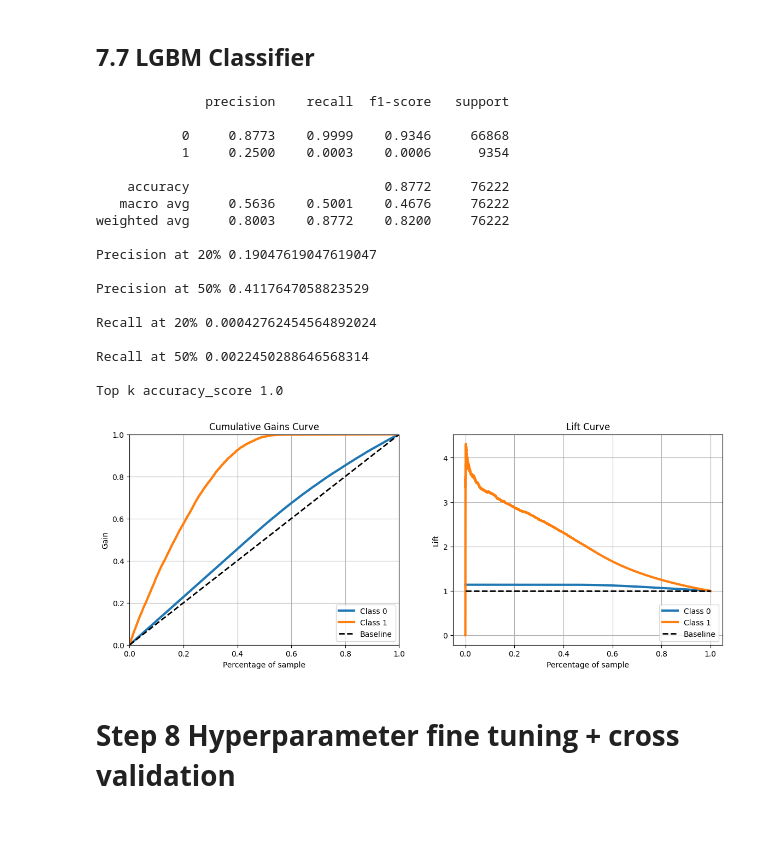
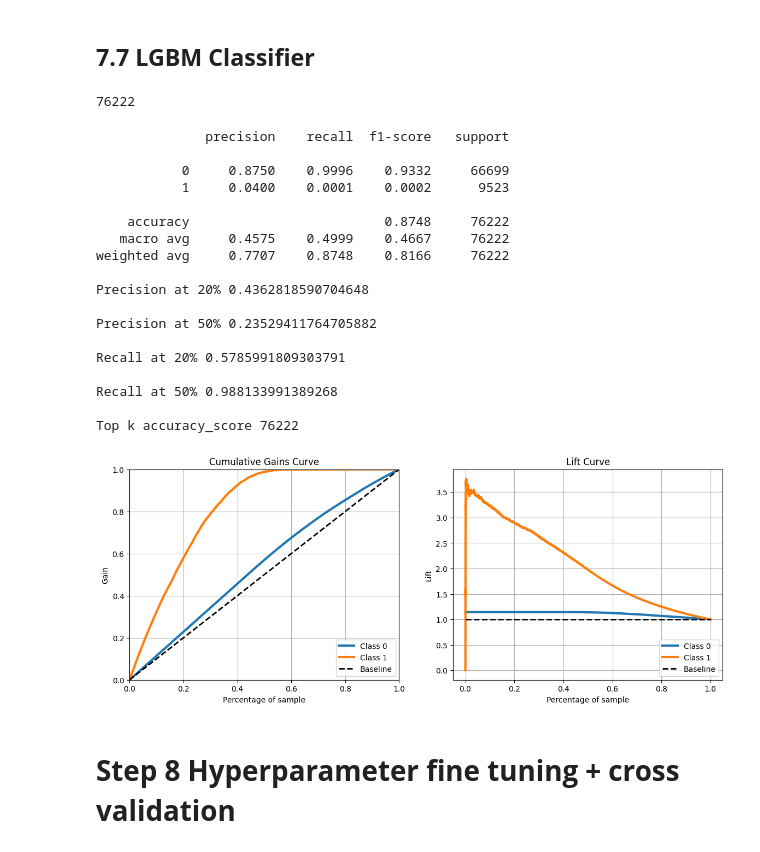
Before and after one commit to Eduardo-95-DS/Car-Insurance-Interest, a Jupyter notebook: notebooks/look_1.0-ear-health-insurance-cross-sell.ipynb, the cells around one changed output. Drawn from its saved outputs; the diff is of its cells as text; code cells hidden in the pictures.

```diff
--- a/notebooks/look_1.0-ear-health-insurance-cross-sell.ipynb
+++ b/notebooks/look_1.0-ear-health-insurance-cross-sell.ipynb
@@ -891,6 +889,8 @@ sns.histplot(df5['vintage']);
 
 ss=pp.StandardScaler()
 df5['annual_premium'] = ss.fit_transform(df5[['annual_premium']].values) # duplo colchetes p/ pegar o array -sempre passar como array nos encoders
+
+x_validation['annual_premium']=ss.transform(x_validation[['annual_premium']].values)
 # %% [markdown]
 ## **5.2 Rescaling**
 # %%
@@ -899,42 +899,38 @@ df5['annual_premium'] = ss.fit_transform(df5[['annual_premium']].values) # duplo
 mms_age=pp.MinMaxScaler()
 
 df5['age']=mms_age.fit_transform(df5[['age']].values)
+x_validation['age']=mms_age.transform(x_validation[['age']].values)
 
 # VINTAGE
 
 mms_vintage=pp.MinMaxScaler()
 df5['vintage']=mms_vintage.fit_transform(df5[['vintage']].values)
+x_validation['vintage']=mms_vintage.transform(x_validation[['vintage']].values)
 # %% [markdown]
 ## **5.3 Encoder**
 # %%
 # GENDER
-
-# one hot encoding/target encoding
-
 # target_encode_gender=df5.groupby('gender')['response'].mean()
 # df5.loc[:,'gender']=df5['gender'].map(target_encode_gender)
 
 df5=pd.get_dummies(df5,prefix='gender',columns=['gender'])
+x_validation=pd.get_dummies(x_validation,prefix='gender',columns=['gender'])
 
 
 # REGION_CODE
-
 #  frequency encoding / target encoding / weighted target encoding
 
-# para variáveis categórias com muitos níveis (acima de 6 ou 7) não usar one hot encoding para não aumentar muito a dimensionalidade
-# dica do meigarom é usar target encoding
-# target encoding = mean encoding
-
 target_encode_region_code=df5.groupby('region_code')['response'].mean()
-df5.loc[:,'region_code']=df5['region_code'].map(target_encode_region_code)  # mapear a representatividade em termos de frequência
+df5['region_code']=df5['region_code'].map(target_encode_region_code)  # mapear a representatividade em termos de frequência
+x_validation['region_code']=x_validation['region_code'].map(target_encode_region_code)
 
 
 # VEHICLE_AGE
-
 # pode usar order encoding/one hot encoding/frequency encoding, correndo o risco de desconsiderar carros com 2 meses ou 15 meses por exemplo
 # get dummies do pandas = one hot encoding, dummies é melhor por já entregar as colunas mapeadas
 
 df5=pd.get_dummies(df5,prefix='vehicle_age',columns=['vehicle_age'])
+x_validation=pd.get_dummies(x_validation,prefix='vehicle_age',columns=['vehicle_age'])
 
 
 # POLICY_SALES_CHANNEL
@@ -943,19 +939,25 @@ df5=pd.get_dummies(df5,prefix='vehicle_age',columns=['vehicle_age'])
 
 fe_policy_sales_channel=df5.groupby('policy_sales_channel').size()/len(df5)  # (quantos exemplos por agrupamento e dividir pelo dataset inteiro p/atribuir o peso dessa variávael
 # em relação à base inteira)
-df5.loc[:,'policy_sales_channel']=df5['policy_sales_channel'].map(fe_policy_sales_channel)
+df5['policy_sales_channel']=df5['policy_sales_channel'].map(fe_policy_sales_channel)
+x_validation['policy_sales_channel']=x_validation['policy_sales_channel'].map(fe_policy_sales_channel)
 
 
 # PREVIOUSLY_INSURED
 
 df5['previously_insured']=df5['previously_insured'].apply(lambda x: 1 if x == 'Yes' else 0)
+x_validation['previously_insured']=x_validation['previously_insured'].apply(lambda x: 1 if x == 'Yes' else 0)
 
 
 # DRIVING_LICENSE
 
 df5['driving_license']=df5['driving_license'].apply(lambda x: 1 if x == 'Yes' else 0)
+x_validation['driving_license']=x_validation['driving_license'].apply(lambda x: 1 if x == 'Yes' else 0)
 
 
 # VEHICLE_DAMAGE
 
 df5['vehicle_damage']=df5['vehicle_damage'].apply(lambda x: 1 if x == 'Yes' else 0)
+x_validation['vehicle_damage']=x_validation['vehicle_damage'].apply(lambda x: 1 if x == 'Yes' else 0)
+
+x_validation=x_validation.fillna(0)
@@ -1126,7 +1019,7 @@ Feature ranking
 # %% [markdown]
 # **Step 7 Machine learning**
 # %%
-df7=df6.copy()
+df7=df5.copy()
 # %%
 cols_selected = ['annual_premium', 'vintage', 'age', 'region_code', 'vehicle_damage', 'previously_insured',
                  'policy_sales_channel']
@@ -1545,5 +1438,9 @@ Top k accuracy_score 1.0
 # %% [markdown]
 ## **7.7 LGBM Classifier**
+# %%
+len(x_val)
+# %% [output]
+76222
 # %%
 # model definition
 lgbm = lightgbm.LGBMClassifier(n_jobs=-1,random_state=42)
@@ -1564,52 +1461,52 @@ df['response'] = y_validation.copy()
 
 # propensity score
 df['score'] = yhat_lgbm[:, 1].tolist()
 
 # sort clients by propensity score
 df = df.sort_values( 'score', ascending=False )
 
 # compute precision at k
-precision_at_20, data = precision_at_k( df, k=20 )
-precision_at_50, data = precision_at_k( df, k=50 )
-print(f'Precision at 20% {precision_at_20}','\n')
+precision_at_15200, data = precision_at_k( df, k=15200 )
+precision_at_38111, data = precision_at_k( df, k=38111 )
+print(f'Precision at 20% {precision_at_20000}','\n')
 print(f'Precision at 50% {precision_at_50}','\n')
 
 # compute recall at k
-recall_at_20, data = recall_at_k( df, k=20 )
-recall_at_50, data = recall_at_k( df, k=50 )
-print(f'Recall at 20% {recall_at_20}','\n')
-print(f'Recall at 50% {recall_at_50}','\n')
-print(f'Top k accuracy_score {top_k_accuracy_score(y_val, yhat_lgbm2, k=2)}')
+recall_at_15200, data = recall_at_k( df, k=15200 )
+recall_at_38111, data = recall_at_k( df, k=38111 )
+print(f'Recall at 20% {recall_at_15200}','\n')
+print(f'Recall at 50% {recall_at_38111}','\n')
+print(f'Top k accuracy_score {top_k_accuracy_score(y_val, yhat_lgbm2, k=10,normalize=False)}')
 
 # accumulative gain
 rcParams['figure.figsize'] = 14,5
 grid=gridspec.GridSpec(1,2)
 
 ax = plt.subplot(grid[0,0])
 skplt.metrics.plot_cumulative_gain(y_val,yhat_lgbm,ax=ax);
 
 ax2 = plt.subplot(grid[0,1])
 skplt.metrics.plot_lift_curve( y_val, yhat_lgbm,ax=ax2 );
 # %% [output]
               precision    recall  f1-score   support
 
-           0     0.8773    0.9999    0.9346     66868
-           1     0.2500    0.0003    0.0006      9354
+           0     0.8750    0.9996    0.9332     66699
+           1     0.0400    0.0001    0.0002      9523
 
-    accuracy                         0.8772     76222
-   macro avg     0.5636    0.5001    0.4676     76222
-weighted avg     0.8003    0.8772    0.8200     76222
+    accuracy                         0.8748     76222
+   macro avg     0.4575    0.4999    0.4667     76222
+weighted avg     0.7707    0.8748    0.8166     76222
 
-Precision at 20% 0.19047619047619047
+Precision at 20% 0.4362818590704648
 
-Precision at 50% 0.4117647058823529
+Precision at 50% 0.23529411764705882
 
-Recall at 20% 0.00042762454564892024
+Recall at 20% 0.5785991809303791
 
-Recall at 50% 0.0022450288646568314
+Recall at 50% 0.988133991389268
 
-Top k accuracy_score 1.0
+Top k accuracy_score 76222
-[figure, old version]
+[figure, new version]
 # %% [markdown]
 # **Step 8 Hyperparameter fine tuning + cross validation**
 # %%
```
Also changed, not shown: parts of 12 cells of this notebook.
